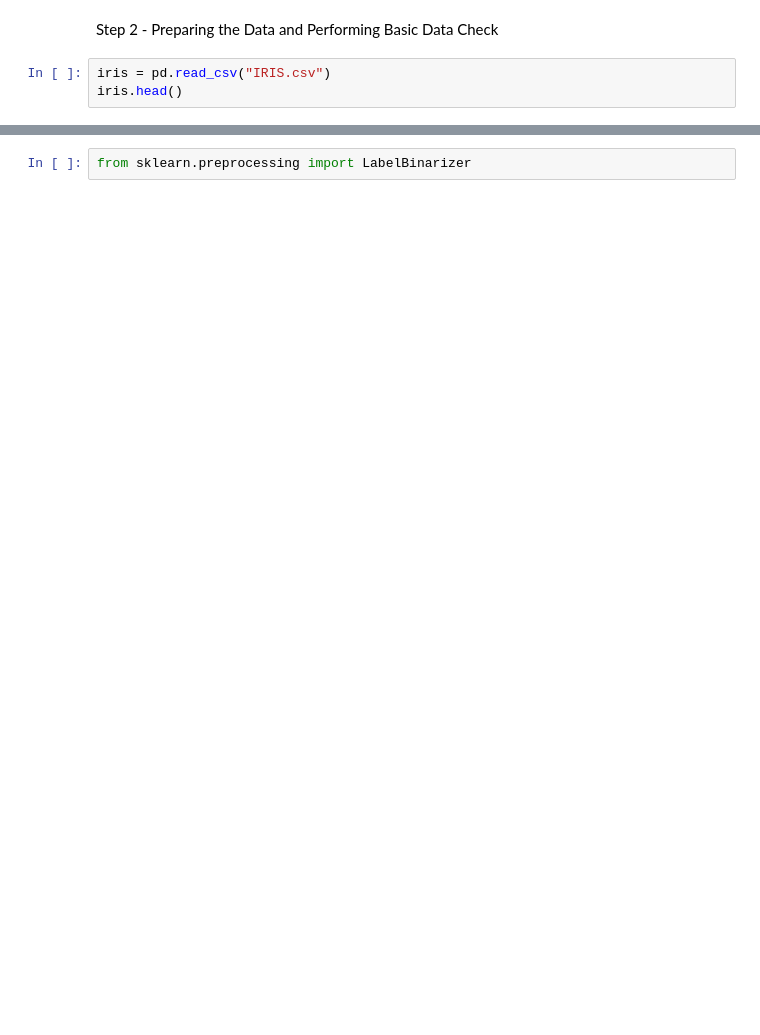
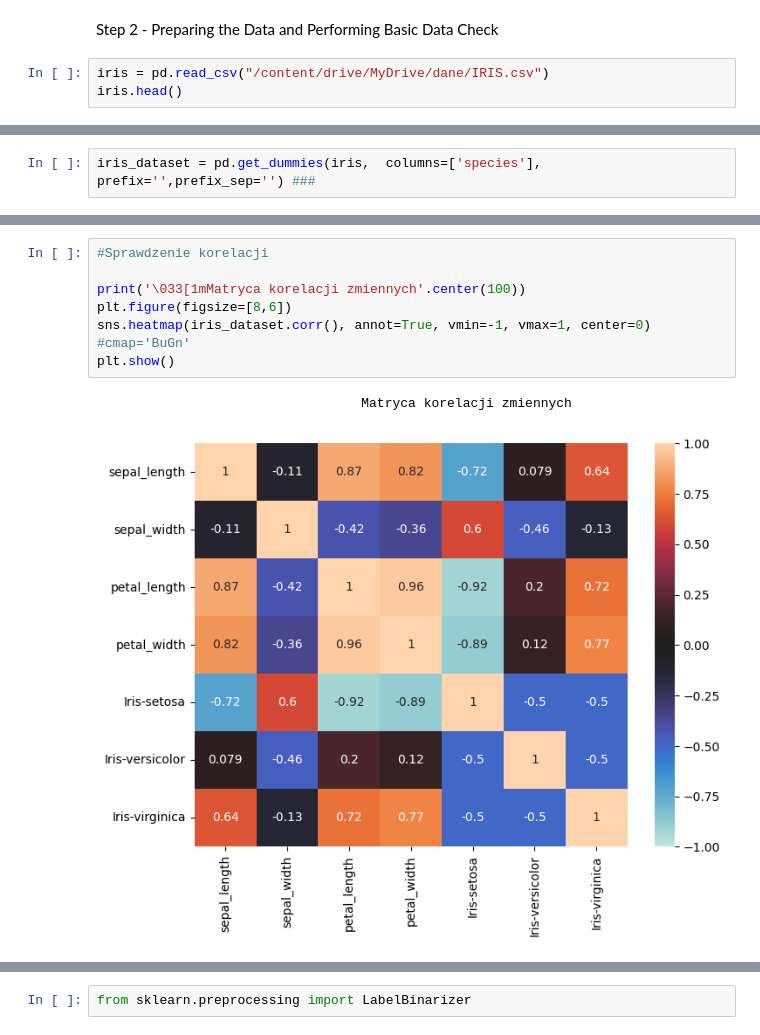
Before and after one commit to adalbertii/Modele---klasyfikacyjne, a Jupyter notebook: keras_classification_iris_case.ipynb, the cells around one changed output, grey strips where cells are left out. Saved outputs shown, nothing was run; the diff lists cells and outputs as text; blank space fills up the shorter version.

```diff
--- a/keras_classification_iris_case.ipynb
+++ b/keras_classification_iris_case.ipynb
@@ -18,5 +30,5 @@ import pandas as pd
 # %% [markdown]
 Step 2 - Preparing the Data and Performing Basic Data Check
 # %%
-iris = pd.read_csv("IRIS.csv")
+iris = pd.read_csv("/content/drive/MyDrive/dane/IRIS.csv")
 iris.head()
@@ -22,0 +71,2 @@ iris.head()
+# %%
+iris_dataset = pd.get_dummies(iris,  columns=['species'], prefix='',prefix_sep='') ###
@@ -22,0 +100,10 @@ iris.head()
+# %%
+#Sprawdzenie korelacji
+
+print('\033[1mMatryca korelacji zmiennych'.center(100))
+plt.figure(figsize=[8,6])
+sns.heatmap(iris_dataset.corr(), annot=True, vmin=-1, vmax=1, center=0) #cmap='BuGn'
+plt.show()
+# %% [output]
+                                  Matryca korelacji zmiennych
+[figure, added]
```
Also changed, not shown: parts of 51 cells of this notebook.
